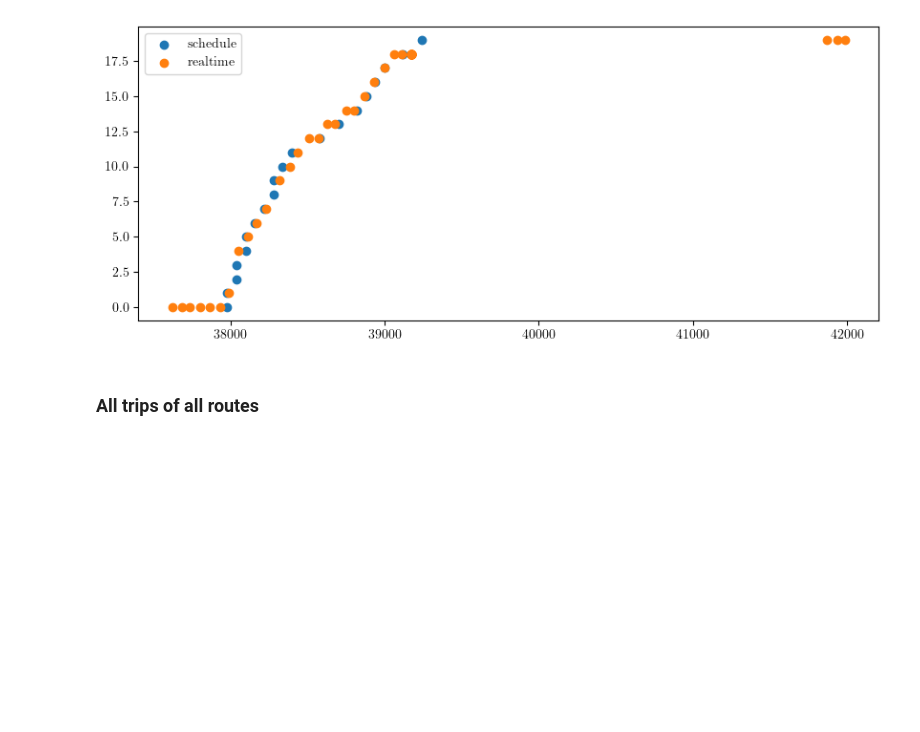
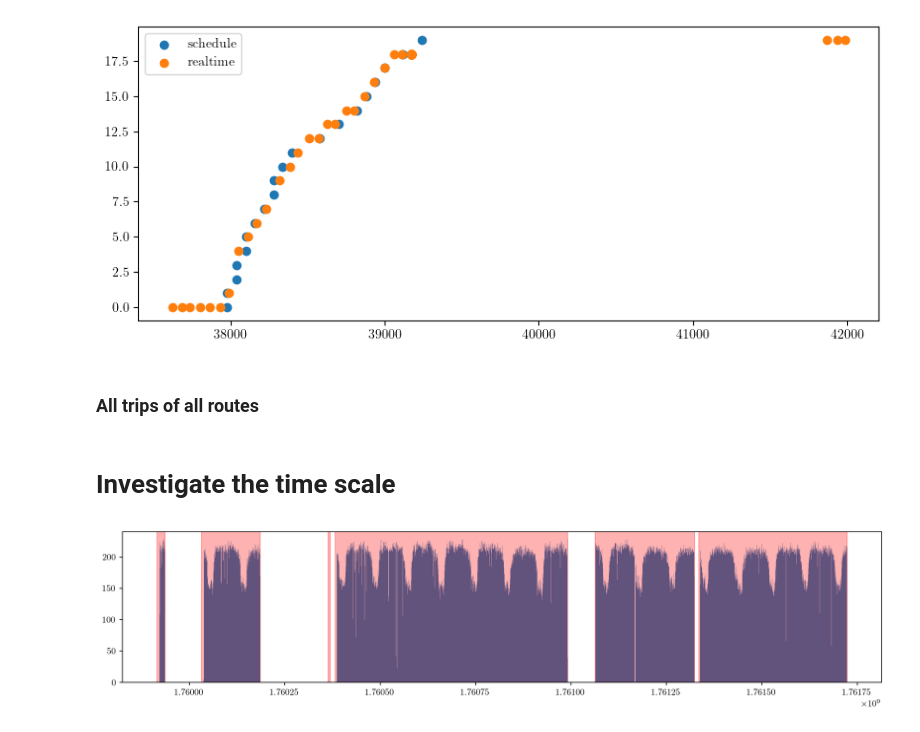
Before and after one commit to zsoca000/vitmma19-pw-delay-detection, a Jupyter notebook: notebook/01_preprocess.ipynb, the cells around one changed output. Saved outputs shown, nothing was run; the diff lists cells and outputs as text; code cells hidden in the pictures; blank space fills up the shorter version.

Commit message:
The timeindependent part of the graph is ready

```diff
--- a/notebook/01_preprocess.ipynb
+++ b/notebook/01_preprocess.ipynb
@@ -275,3 +275,39 @@ pd.DataFrame(
     dynamic_path / 'delays' / csv_path.name,
     index=False
 )
+# %% [markdown]
+# Investigate the time scale
+# %%
+import numpy as np
+
+distinct_times = np.empty(0,dtype=np.int32)
+
+for csv_path in tqdm(list((dynamic_path / 'records').iterdir()), desc=csv_path.name):
+    realtime = pd.read_csv(csv_path, low_memory=False)
+    distinct_times = np.concatenate([distinct_times,realtime['timestamp'].unique()])
+# %%
+distinct_times = np.sort(distinct_times)
+
+
+gaps = np.diff(distinct_times)
+breaks = np.where(gaps > 60*60*2)[0]     # indices of gaps > 10 min
+
+intervals = []
+idxes = []
+start = 0
+for b in breaks:
+    idxes.append((start,b))
+    intervals.append((distinct_times[start], distinct_times[b]))   # VALUES, not indices
+    start = b + 1
+
+intervals.append((distinct_times[start], distinct_times[-1]))
+# %%
+plt.figure(figsize=(15,3),dpi=250)
+plt.hist(distinct_times,bins=5000)
+
+for s, e in intervals:
+    plt.axvspan(s, e, alpha=0.3, color='red')
+
+plt.show()
+# %% [output]
+[figure, added]
```
Also changed, not shown: parts of 7 cells of this notebook, 5 other files.
